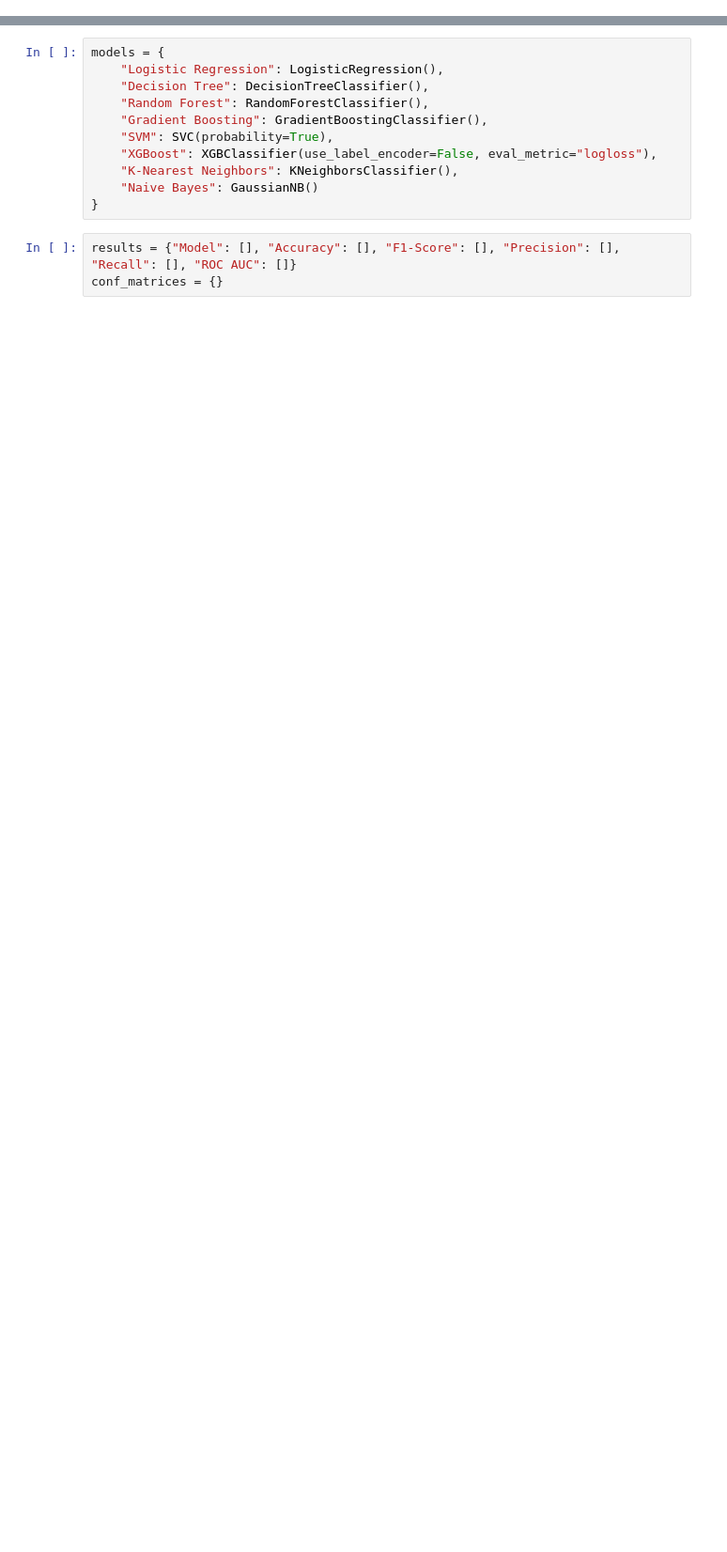
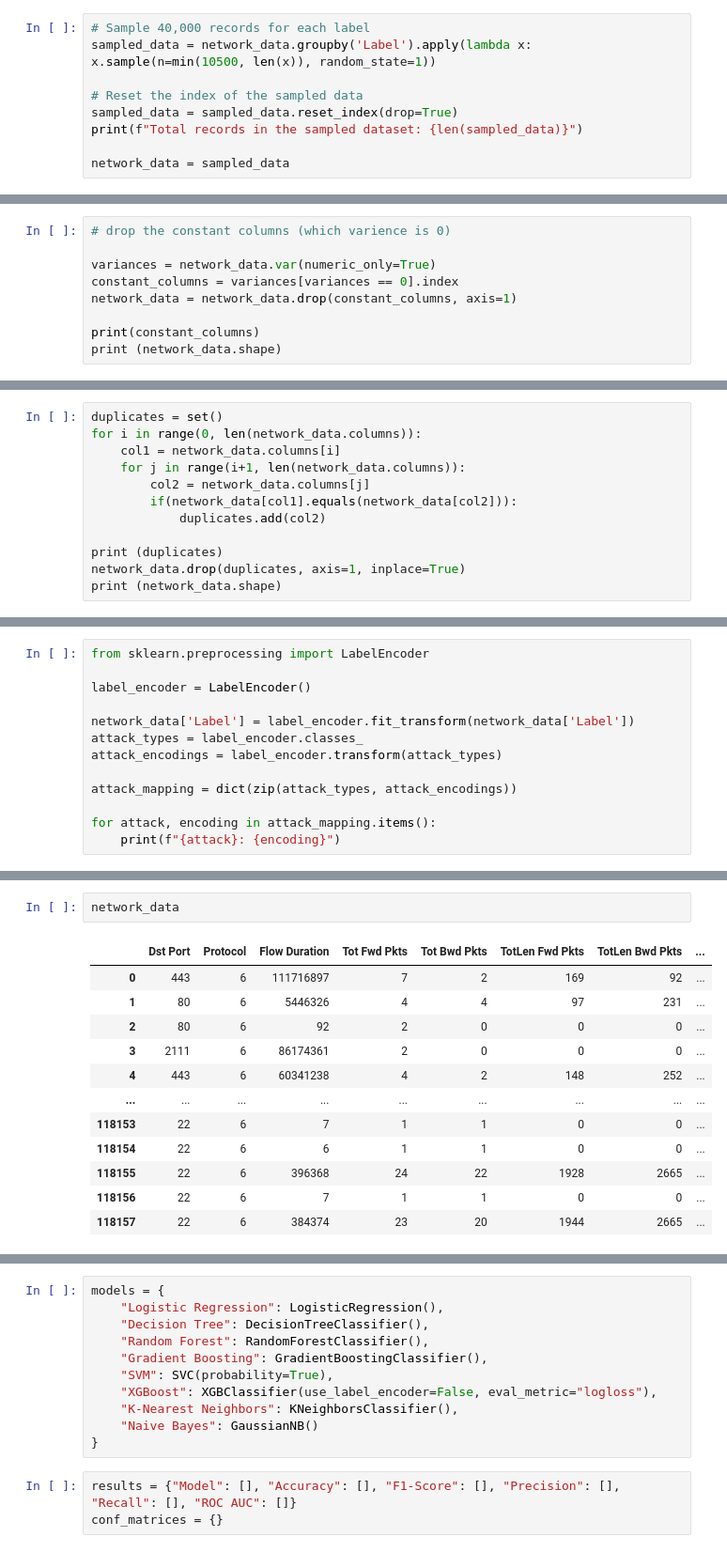
Before and after one commit to prathamk1483/Network-Anomaly-Detection-System, a Jupyter notebook: EDA/main.ipynb, the cells around one changed output, grey strips where cells are left out. Shown at 94% size. Drawn from its saved outputs; the diff is of its cells as text; blank space fills up the shorter version.

```diff
--- a/EDA/main.ipynb
+++ b/EDA/main.ipynb
@@ -88,0 +314,9 @@ X_train, X_test, y_train, y_test = train_test_split(X, y, test_size=0.2, random_
+# %%
+# Sample 40,000 records for each label
+sampled_data = network_data.groupby('Label').apply(lambda x: x.sample(n=min(10500, len(x)), random_state=1))
+
+# Reset the index of the sampled data
+sampled_data = sampled_data.reset_index(drop=True)
+print(f"Total records in the sampled dataset: {len(sampled_data)}")
+
+network_data = sampled_data
@@ -88,0 +371,9 @@ X_train, X_test, y_train, y_test = train_test_split(X, y, test_size=0.2, random_
+# %%
+# drop the constant columns (which varience is 0)
+
+variances = network_data.var(numeric_only=True)
+constant_columns = variances[variances == 0].index
+network_data = network_data.drop(constant_columns, axis=1)
+
+print(constant_columns)
+print (network_data.shape)
@@ -88,0 +383,12 @@ X_train, X_test, y_train, y_test = train_test_split(X, y, test_size=0.2, random_
+# %%
+duplicates = set()
+for i in range(0, len(network_data.columns)):
+    col1 = network_data.columns[i]
+    for j in range(i+1, len(network_data.columns)):
+        col2 = network_data.columns[j]
+        if(network_data[col1].equals(network_data[col2])):
+            duplicates.add(col2)
+
+print (duplicates)
+network_data.drop(duplicates, axis=1, inplace=True)
+print (network_data.shape)
@@ -88,0 +398,13 @@ X_train, X_test, y_train, y_test = train_test_split(X, y, test_size=0.2, random_
+# %%
+from sklearn.preprocessing import LabelEncoder
+
+label_encoder = LabelEncoder()
+
+network_data['Label'] = label_encoder.fit_transform(network_data['Label'])
+attack_types = label_encoder.classes_
+attack_encodings = label_encoder.transform(attack_types)
+
+attack_mapping = dict(zip(attack_types, attack_encodings))
+
+for attack, encoding in attack_mapping.items():
+    print(f"{attack}: {encoding}")
@@ -88,0 +447,15 @@ X_train, X_test, y_train, y_test = train_test_split(X, y, test_size=0.2, random_
+# %%
+network_data
+# %% [output]
+|  | Dst Port | Protocol | Flow Duration | Tot Fwd Pkts | Tot Bwd Pkts | TotLen Fwd Pkts | TotLen Bwd Pkts | ... |
+| 0 | 443 | 6 | 111716897 | 7 | 2 | 169 | 92 | ... |
+| 1 | 80 | 6 | 5446326 | 4 | 4 | 97 | 231 | ... |
+| 2 | 80 | 6 | 92 | 2 | 0 | 0 | 0 | ... |
+| 3 | 2111 | 6 | 86174361 | 2 | 0 | 0 | 0 | ... |
+| 4 | 443 | 6 | 60341238 | 4 | 2 | 148 | 252 | ... |
+| ... | ... | ... | ... | ... | ... | ... | ... | ... |
+| 118153 | 22 | 6 | 7 | 1 | 1 | 0 | 0 | ... |
+| 118154 | 22 | 6 | 6 | 1 | 1 | 0 | 0 | ... |
+| 118155 | 22 | 6 | 396368 | 24 | 22 | 1928 | 2665 | ... |
+| 118156 | 22 | 6 | 7 | 1 | 1 | 0 | 0 | ... |
+| 118157 | 22 | 6 | 384374 | 23 | 20 | 1944 | 2665 | ... |
```
Also changed, not shown: parts of 46 cells of this notebook.
